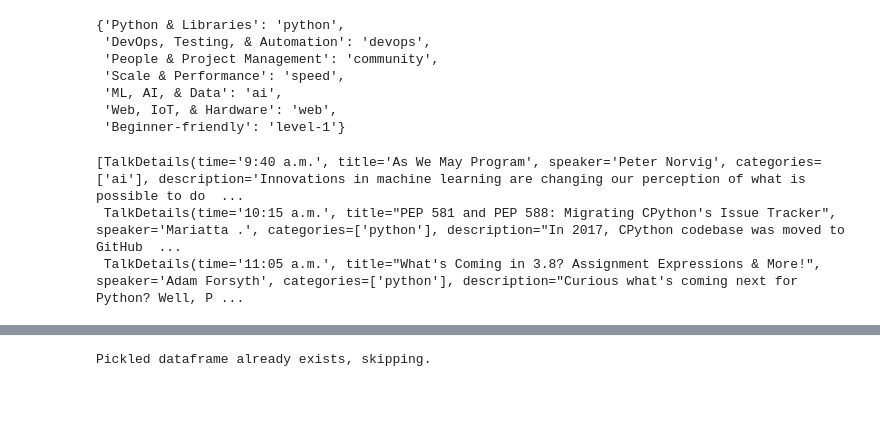
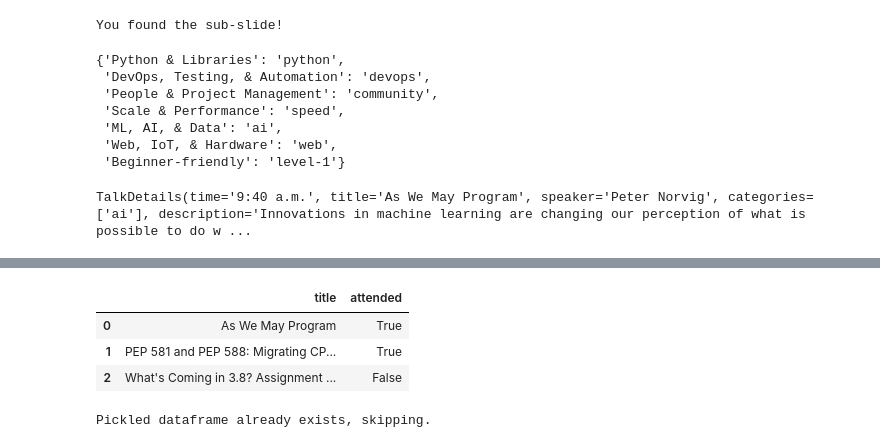
Before and after one commit to dixonalex/pybay-pres, a Jupyter notebook: pybay-pres.ipynb, the cells around one changed output, grey strips where cells are left out. Cells and saved outputs as stored; diff of their text form; code cells hidden in the pictures; blank space fills up the shorter version.

```diff
--- a/pybay-pres.ipynb
+++ b/pybay-pres.ipynb
@@ -11 +40,5 @@ Deps for how I set up this notebook:
+# %%
+print("You found the sub-slide!")
+# %% [output]
+You found the sub-slide!
 # %%
@@ -73,12 +105,9 @@ for day in pybay_schedule.html.find(".sch-day"):
             except AttributeError:
                 description = ""
             talks.append(talk_details(time, title, speaker, categories, description))
-
-talks[:3]
+talks[0]
 # %% [output]
-[TalkDetails(time='9:40 a.m.', title='As We May Program', speaker='Peter Norvig', categories=['ai'], description='Innovations in machine learning are changing our perception of what is possible to do  ...
- TalkDetails(time='10:15 a.m.', title="PEP 581 and PEP 588: Migrating CPython's Issue Tracker", speaker='Mariatta .', categories=['python'], description="In 2017, CPython codebase was moved to GitHub  ...
- TalkDetails(time='11:05 a.m.', title="What's Coming in 3.8? Assignment Expressions & More!", speaker='Adam Forsyth', categories=['python'], description="Curious what's coming next for Python? Well, P ...
+TalkDetails(time='9:40 a.m.', title='As We May Program', speaker='Peter Norvig', categories=['ai'], description='Innovations in machine learning are changing our perception of what is possible to do w ...
 # %%
 import pandas as pd
 
@@ -105,23 +134,29 @@ df
 # %%
 talks_attended = {
     "As We May Program",
     "PEP 581 and PEP 588: Migrating CPython's Issue Tracker",
     "Koalas: Easy Transition from pandas to Apache Spark",
     "Pushing the limits of Python: ML infra at Netflix",
     "An Intro to Load Testing with Locust and Python",
     "Dependency Injection, Quickly",
     "Python and R for Advanced Analytics",
     "Understanding Python’s Debugging Internals",
     "How to Write Pytest Plugins",
     "(Deep) Learn You a Neural Net for Great Good!",
     "Effective Visual Representations using Python",
     "Deploy Deep Learning models as Microservices in minutes",
     "Patterns for Clean API Design",
     "Understanding Concurrency in Python!",
     "Writing good python APIs with autosig",
     "Why you should be using structured logs",
     "Ask the Ecosystem: Lessons from 200+ FOSS Applications",
 }
 df["attended"] = df["title"].apply(lambda t: t in talks_attended)
 assert df["attended"].value_counts()[True] == len(talks_attended)  # Means a match was found for each title
+df[["title", "attended"]][:3]
+# %% [output]
+|  | title | attended |
+| 0 | As We May Program | True |
+| 1 | PEP 581 and PEP 588: Migrating CP... | True |
+| 2 | What's Coming in 3.8? Assignment ... | False |
 # %%
```
Also changed, not shown: parts of 9 cells of this notebook, 1 other file.
